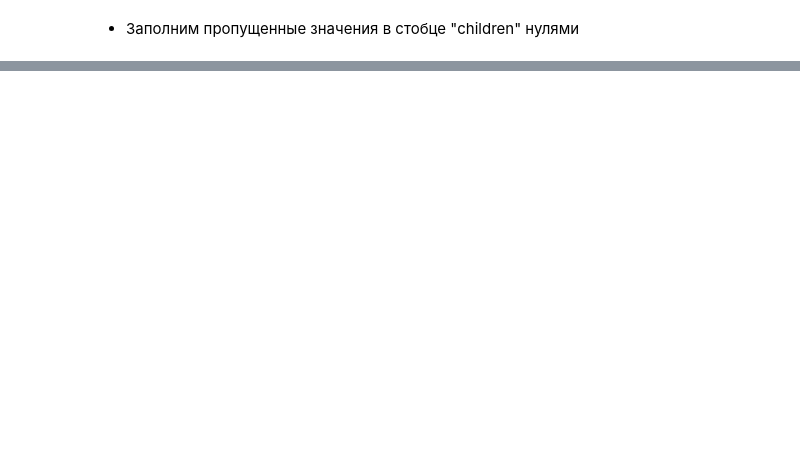
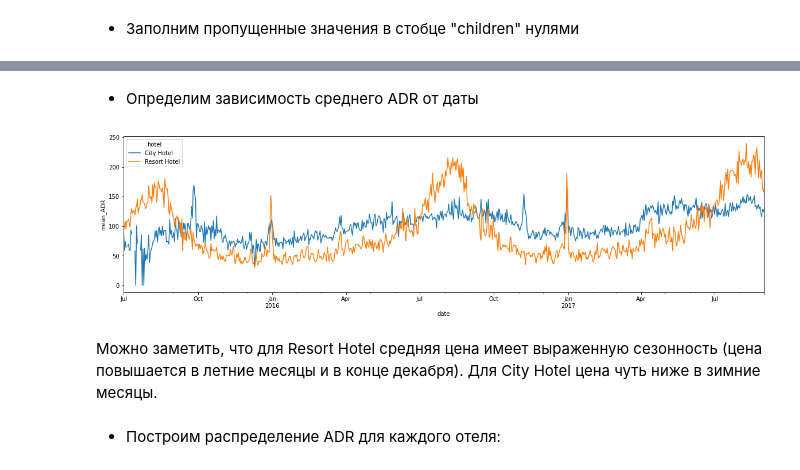
Before and after one commit to zaikovskaiaav/EDA_Hotel_Booking, a Jupyter notebook: eda.ipynb, the cells around one changed output, grey strips where cells are left out. Saved outputs shown, nothing was run; the diff lists cells and outputs as text; code cells hidden in the pictures; blank space fills up the shorter version.

```diff
--- a/eda.ipynb
+++ b/eda.ipynb
@@ -239,0 +282,13 @@ df.plot()
+# %% [markdown]
+- Определим зависимость среднего ADR от даты
+# %%
+adr_mean = pd.pivot_table(data=df_visits, index = "arrival_date",
+               columns="hotel",
+               values="adr",
+                aggfunc = "mean").plot(figsize=(20,5), xlabel="date", ylabel="mean_ADR")
+# %% [output]
+[figure, added]
+# %% [markdown]
+Можно заметить, что для Resort Hotel средняя цена имеет выраженную сезонность (цена повышается в летние месяцы и в конце декабря). Для City Hotel цена чуть ниже в зимние месяцы.
+# %% [markdown]
+- Построим распределение ADR для каждого отеля:
```
Also changed, not shown: parts of 49 cells of this notebook.
